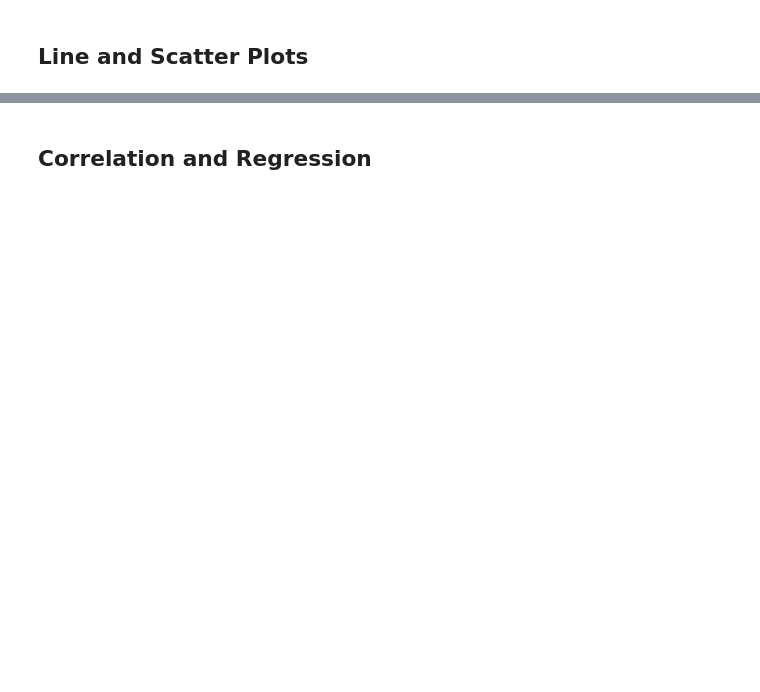
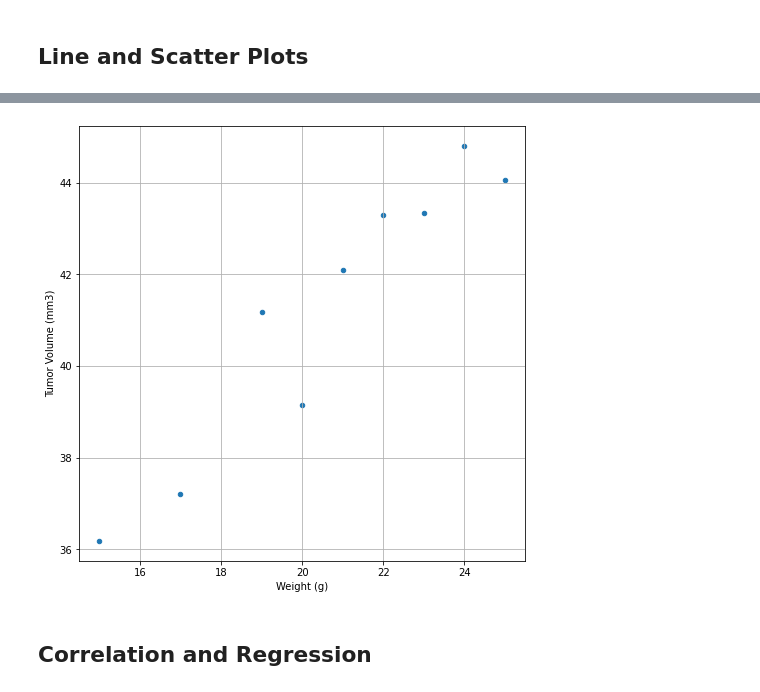
Before and after one commit to roz0716/matplotlib-challenge, a Jupyter notebook: Pymaceuticals/pymaceuticals_starter.ipynb, the cells around one changed output, grey strips where cells are left out. Saved outputs shown, nothing was run; the diff lists cells and outputs as text; code cells hidden in the pictures; blank space fills up the shorter version.

```diff
--- a/Pymaceuticals/pymaceuticals_starter.ipynb
+++ b/Pymaceuticals/pymaceuticals_starter.ipynb
@@ -192,2 +220,26 @@ plt.axis("equal")
+# %%
+# Generate a scatter plot of mouse weight versus average tumor volume for the Capomulin regimen
+
+#setting variables
+tumorvolume_list = line_plot_final['Tumor Volume (mm3)'].tolist()
+timepoint_list = line_plot_final['Timepoint'].tolist()
+
+#Forming capomulin data
+capomulin_scatter = merge_data[merge_data["Drug Regimen"].isin(["Capomulin"])]
+
+capomulin_scatter_df = best_regimes[["Mouse ID","Weight (g)", "Tumor Volume (mm3)"]]
+
+capomulin_scatter_plot = capomulin_scatter.reset_index()
+
+capomulin_sorted = capomulin_scatter_plot.sort_values(["Weight (g)"], ascending=True)
+
+capomulin_grouped_weight = capomulin_scatter_plot.groupby("Weight (g)")["Tumor Volume (mm3)"].mean()
+
+capo_grouped_plot = pd.DataFrame(capomulin_grouped_weight).reset_index()
+
+#scatter plot
+capomulin_scatter = capo_grouped_plot.plot(kind='scatter', x='Weight (g)', y='Tumor Volume (mm3)', grid = True, figsize= (8,8))
+# %% [output]
+[figure, added]
 # %% [markdown]
 ## Correlation and Regression
```
Also changed, not shown: parts of 12 cells of this notebook, 1 other file.
